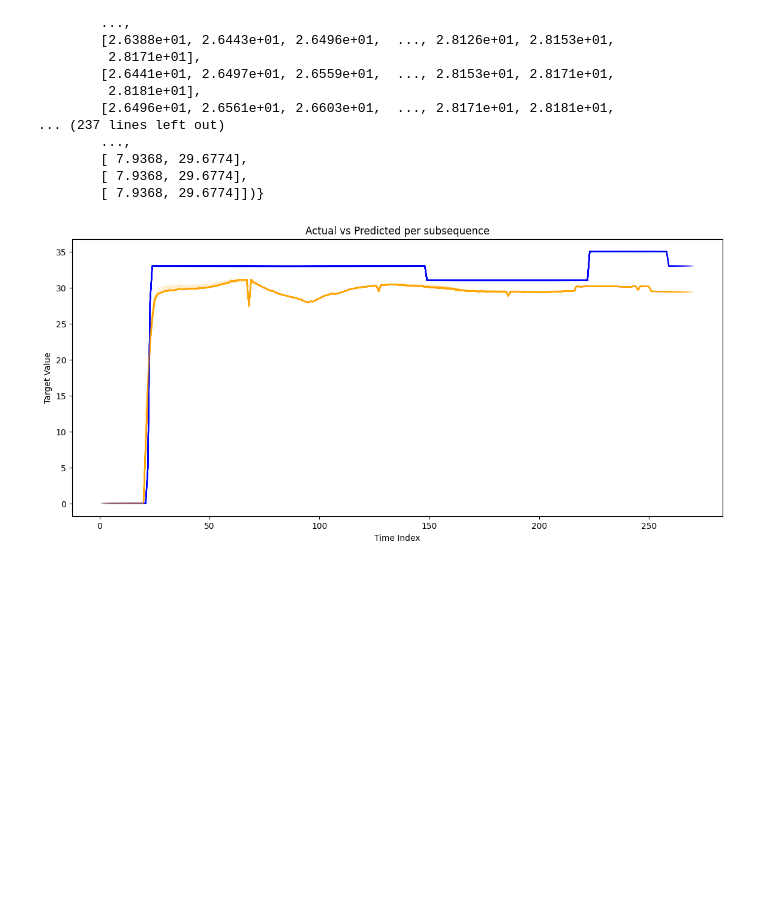
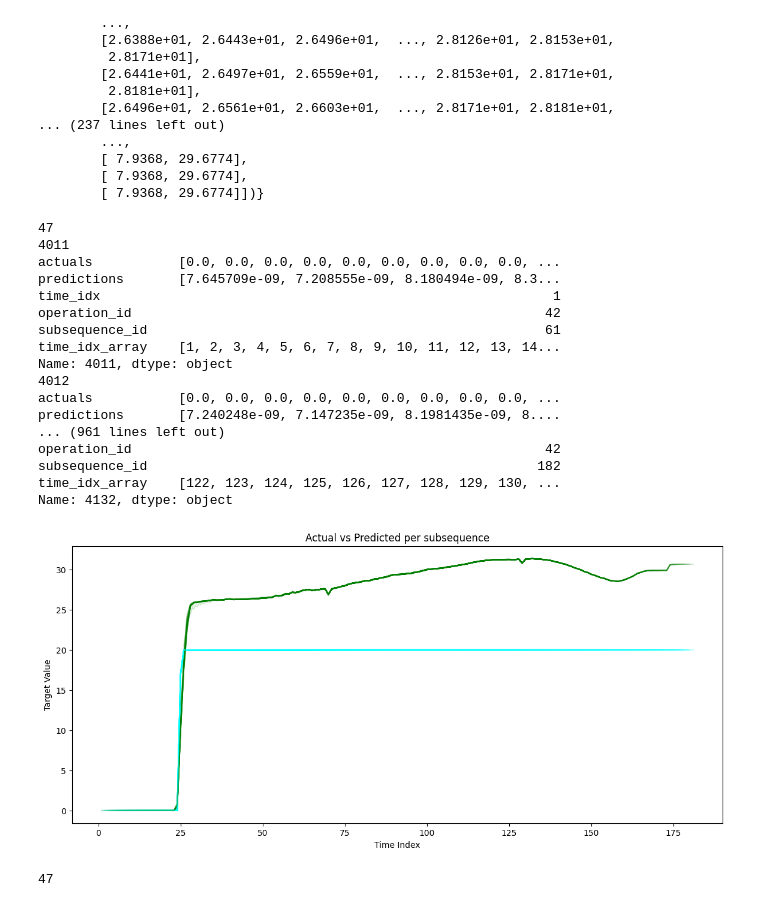
Before and after one commit to patwantsv5/tft_test, a Jupyter notebook: Final_Test.ipynb, the cells around one changed output. Cells and saved outputs as stored; diff of their text form; code cells hidden in the pictures; blank space fills up the shorter version.

Commit message:
Add appropriate graph generation blocks

```diff
--- a/Final_Test.ipynb
+++ b/Final_Test.ipynb
@@ -406,7 +406,10 @@ fox.to_csv("test_fox.csv")
 import matplotlib.pyplot as plt
 import ast
 import re
-df_first_op = fox[fox['operation_id'] == 1]
+
+max_op = fox['operation_id'].max()
+print(max_op)
+df_first_op = fox[fox['operation_id'] == 42]
 
 import numpy as np
 import re
@@ -417,33 +420,80 @@ import re
 # pred_flatten=[]
 # time_flatten=[]
 # # Fully flatten all rows into single arrays
 # act_flatten = np.hstack(df_first_op['actuals'].values)
 # pred_flatten = np.hstack(df_first_op['predictions'].values)
 # time_flatten = np.hstack(df_first_op['time_idx_array'].values)
 # Flatten each array in the 'actuals' column individually
 # act_flatten = df_first_op['actuals'].apply(lambda arr: arr.flatten())
 # pred_flatten = df_first_op['predictions'].apply(lambda arr: arr.flatten())
 # time_flatten = df_first_op['time_idx_array'].apply(lambda arr: arr.flatten())
 
 # print(act_flatten)
 
 
 # test = polars.DataFrame({
 #     "actuals": act_flatten,
 #     "predictions": pred_flatten,
 #     "index" : time_flatten
 # })
 # test = test.to_pandas()
 # test.to_csv("testy.csv")
 plt.figure(figsize=(14,6))
 # Loop over each row / subsequence and plot as a separate line
 for i, row in df_first_op.iterrows():
-    plt.plot(row['time_idx_array'], row['actuals'], color='blue', alpha=0.3)   # actuals
-    plt.plot(row['time_idx_array'], row['predictions'], color='orange', alpha=0.3)  # predictions
+    plt.plot(row['time_idx_array'], row['actuals'], color='cyan', alpha=0.3)   # actuals
+    plt.plot(row['time_idx_array'], row['predictions'], color='green', alpha=0.2, linestyle='dashed')  # predictions
 
 plt.title("Actual vs Predicted per subsequence")
 plt.xlabel("Time Index")
 plt.ylabel("Target Value")
 plt.show()
 # %% [output]
+47
+4011
+actuals           [0.0, 0.0, 0.0, 0.0, 0.0, 0.0, 0.0, 0.0, 0.0, ...
+predictions       [7.645709e-09, 7.208555e-09, 8.180494e-09, 8.3...
+time_idx                                                          1
+operation_id                                                     42
+subsequence_id                                                   61
+time_idx_array    [1, 2, 3, 4, 5, 6, 7, 8, 9, 10, 11, 12, 13, 14...
+Name: 4011, dtype: object
+4012
+actuals           [0.0, 0.0, 0.0, 0.0, 0.0, 0.0, 0.0, 0.0, 0.0, ...
+predictions       [7.240248e-09, 7.147235e-09, 8.1981435e-09, 8....
+... (961 lines left out)
+operation_id                                                     42
+subsequence_id                                                  182
+time_idx_array    [122, 123, 124, 125, 126, 127, 128, 129, 130, ...
+Name: 4132, dtype: object
-[figure, old version]
+[figure, new version]
+# %%
+import matplotlib.pyplot as plt
+import ast
+import re
+
+max_op = fox['operation_id'].max()
+print(max_op)
+for op_id in range(1, max_op + 1):
+    df_first_op = fox[fox['operation_id'] == op_id]
+
+    # Calculate MAE
+    all_actuals = np.hstack(df_first_op['actuals'].values)
+    all_preds   = np.hstack(df_first_op['predictions'].values)
+
+    plt.figure(figsize=(14,6))
+    # Loop over each row / subsequence and plot as a separate line
+    for i, row in df_first_op.iterrows():
+        plt.plot(row['time_idx_array'], row['actuals'], color='orange', alpha=0.3)   # actuals
+        plt.plot(row['time_idx_array'], row['predictions'], color='green', alpha=0.2, linestyle='dashed')  # predictions
+
+    plt.title(f"Actual vs Predicted Operation {op_id}")
+    plt.xlabel("Time Index")
+    plt.ylabel("Target Value")
+    save_dir = "outputs/wicked_fox/"
+    os.makedirs(save_dir, exist_ok=True)
+    plot_path = os.path.join(save_dir, f'operation_{op_id}.png')
+    plt.savefig(plot_path)
+    plt.close()
+# %% [output]
+47
```
Also changed, not shown: parts of 8 cells of this notebook.
